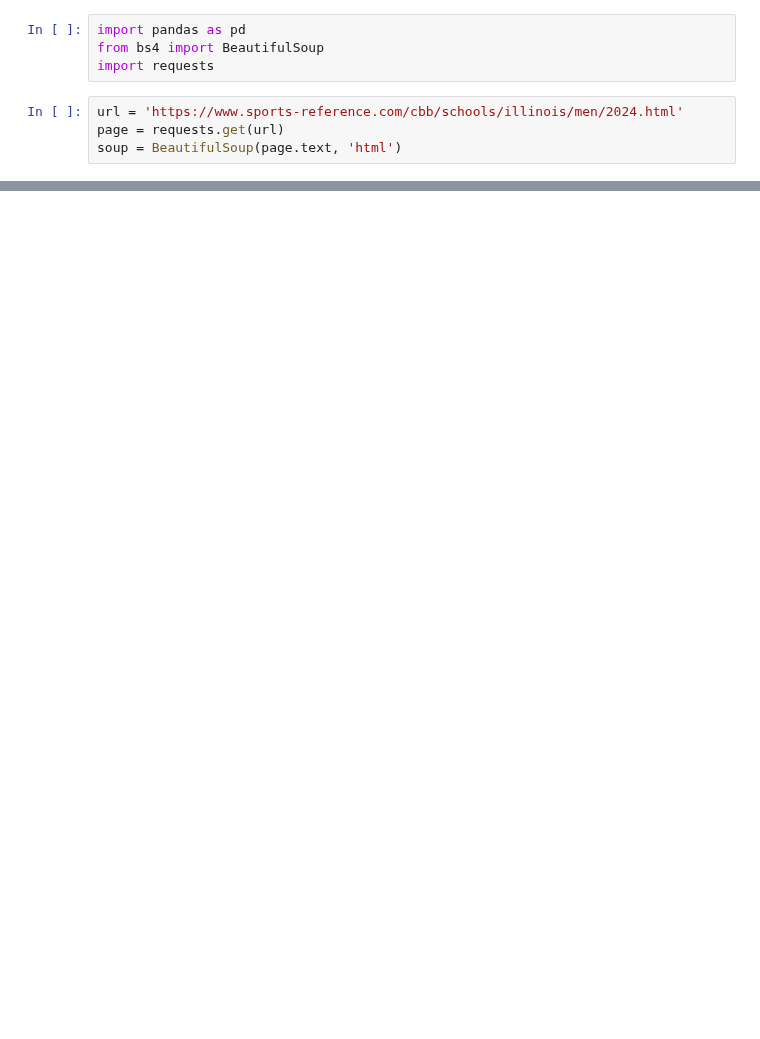
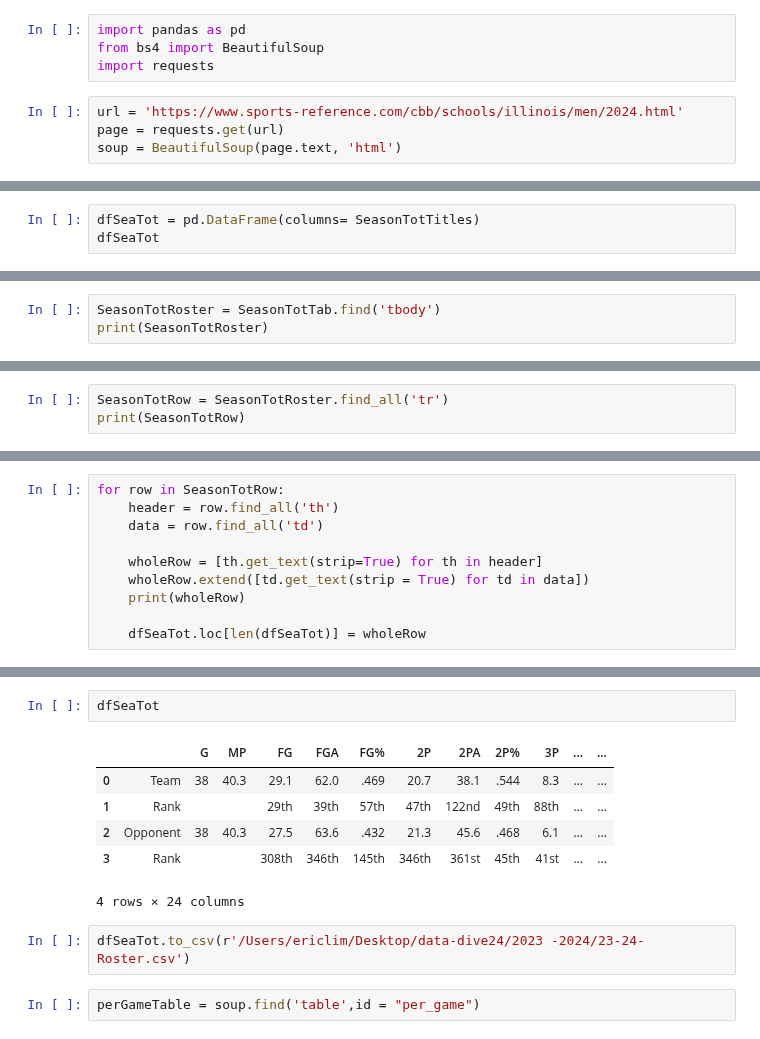
Before and after one commit to isaac-turk/DataDiveFa24, a Jupyter notebook: 2023 -2024/2023-24-scrape.ipynb, the cells around one changed output, grey strips where cells are left out. Cells and saved outputs as stored; diff of their text form; blank space fills up the shorter version.

```diff
--- a/2023 -2024/2023-24-scrape.ipynb
+++ b/2023 -2024/2023-24-scrape.ipynb
@@ -74,0 +175,3 @@ soup.find_all('th aria-label')
+# %%
+dfSeaTot = pd.DataFrame(columns= SeasonTotTitles)
+dfSeaTot
@@ -74,0 +181,3 @@ soup.find_all('th aria-label')
+# %%
+SeasonTotRoster = SeasonTotTab.find('tbody')
+print(SeasonTotRoster)
@@ -74,0 +186,3 @@ soup.find_all('th aria-label')
+# %%
+SeasonTotRow = SeasonTotRoster.find_all('tr')
+print(SeasonTotRow)
@@ -74,0 +191,10 @@ soup.find_all('th aria-label')
+# %%
+for row in SeasonTotRow:
+    header = row.find_all('th')
+    data = row.find_all('td')
+
+    wholeRow = [th.get_text(strip=True) for th in header]
+    wholeRow.extend([td.get_text(strip = True) for td in data])
+    print(wholeRow)
+
+    dfSeaTot.loc[len(dfSeaTot)] = wholeRow
@@ -74,0 +206,13 @@ soup.find_all('th aria-label')
+# %%
+dfSeaTot
+# %% [output]
+|  |  | G | MP | FG | FGA | FG% | 2P | 2PA | 2P% | 3P | ... | ... |
+| 0 | Team | 38 | 40.3 | 29.1 | 62.0 | .469 | 20.7 | 38.1 | .544 | 8.3 | ... | ... |
+| 1 | Rank |  |  | 29th | 39th | 57th | 47th | 122nd | 49th | 88th | ... | ... |
+| 2 | Opponent | 38 | 40.3 | 27.5 | 63.6 | .432 | 21.3 | 45.6 | .468 | 6.1 | ... | ... |
+| 3 | Rank |  |  | 308th | 346th | 145th | 346th | 361st | 45th | 41st | ... | ... |
+4 rows × 24 columns
+# %%
+dfSeaTot.to_csv(r'/Users/ericlim/Desktop/data-dive24/2023 -2024/23-24-Roster.csv')
+# %%
+perGameTable = soup.find('table',id = "per_game")
```
Also changed, not shown: parts of 19 cells of this notebook, 3 other files.
